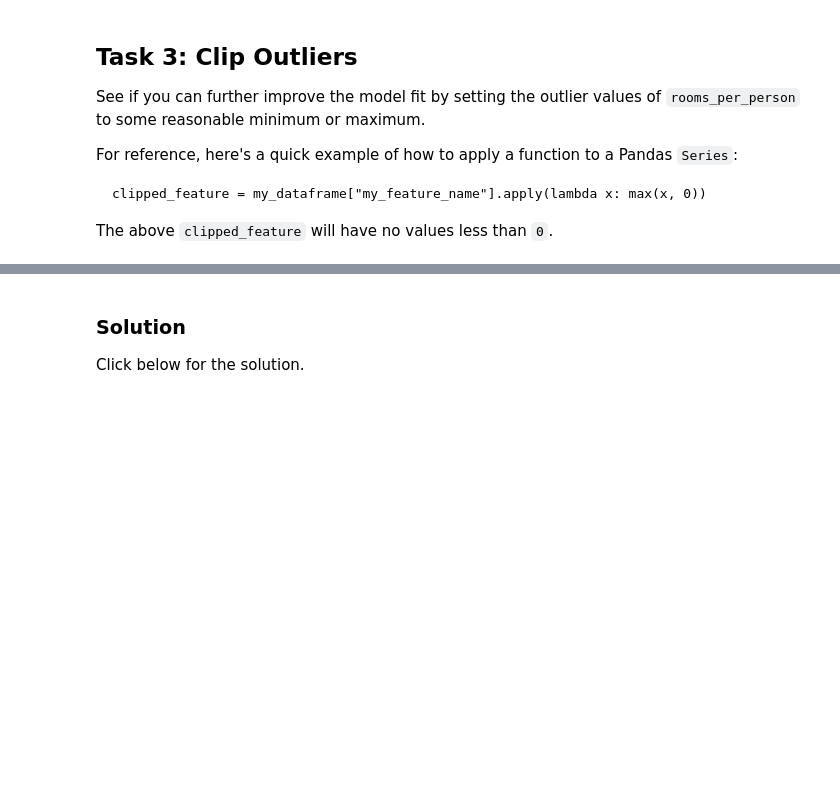
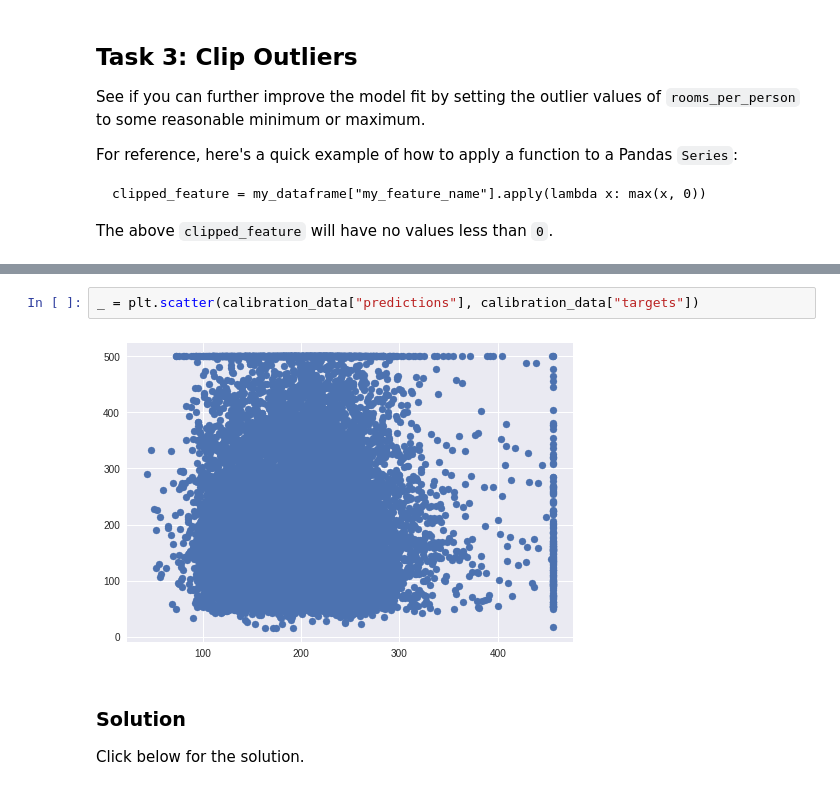
Before and after one commit to sarfrazahmed/ML_Google, a Jupyter notebook: synthetic_features_and_outliers.ipynb, the cells around one changed output, grey strips where cells are left out. Drawn from its saved outputs; the diff is of its cells as text; blank space fills up the shorter version.

```diff
--- a/synthetic_features_and_outliers.ipynb
+++ b/synthetic_features_and_outliers.ipynb
@@ -333,3 +368,7 @@ The above `clipped_feature` will have no values less than `0`.
+# %%
+_ = plt.scatter(calibration_data["predictions"], calibration_data["targets"])
+# %% [output]
+[figure, added]
 # %% [markdown]
 ### Solution
 
```
Also changed, not shown: parts of 11 cells of this notebook.
